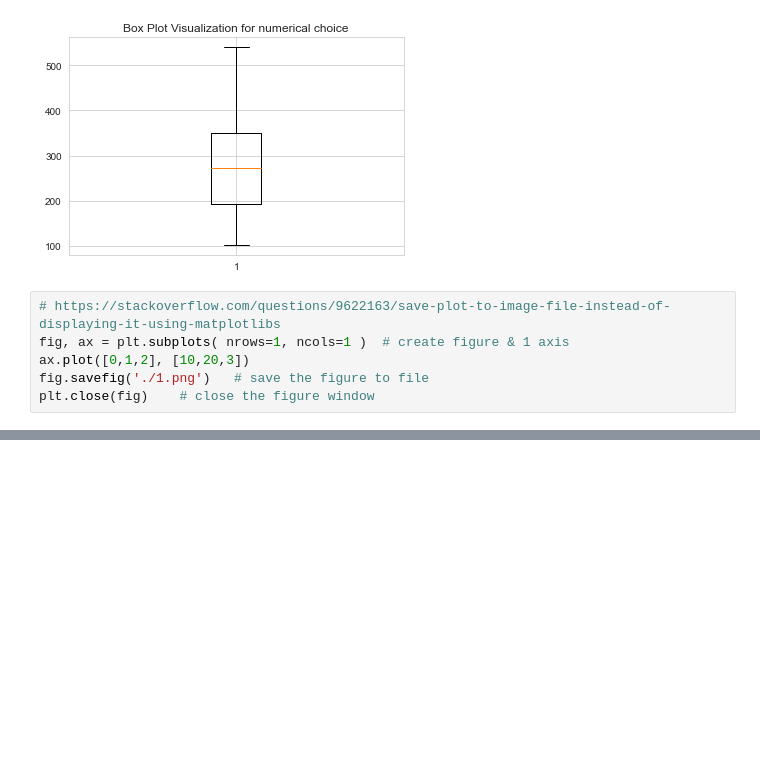
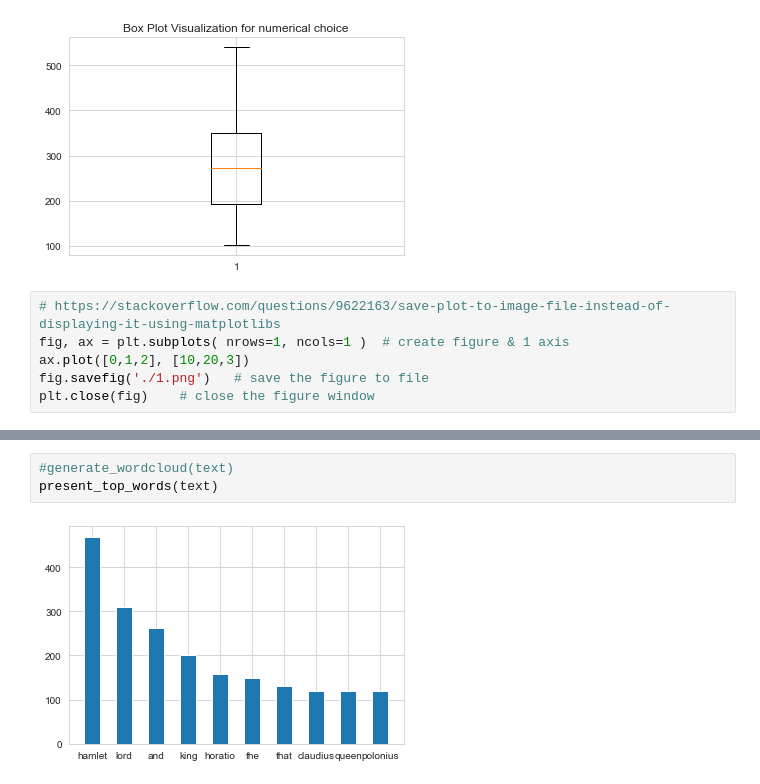
Before and after one commit to Hendricks27/CSE557, a Jupyter notebook: Final/CSE557A_Notebook/CSE557A_FinalProject.ipynb, the cells around one changed output, grey strips where cells are left out. Drawn from its saved outputs; the diff is of its cells as text; blank space fills up the shorter version.

```diff
--- a/Final/CSE557A_Notebook/CSE557A_FinalProject.ipynb
+++ b/Final/CSE557A_Notebook/CSE557A_FinalProject.ipynb
@@ -325,0 +293,5 @@ plt.legend(numpoints=1)
+# %%
+#generate_wordcloud(text)
+present_top_words(text)
+# %% [output]
+[figure, added]
```
Also changed, not shown: parts of 3 cells of this notebook, 1 other file.
